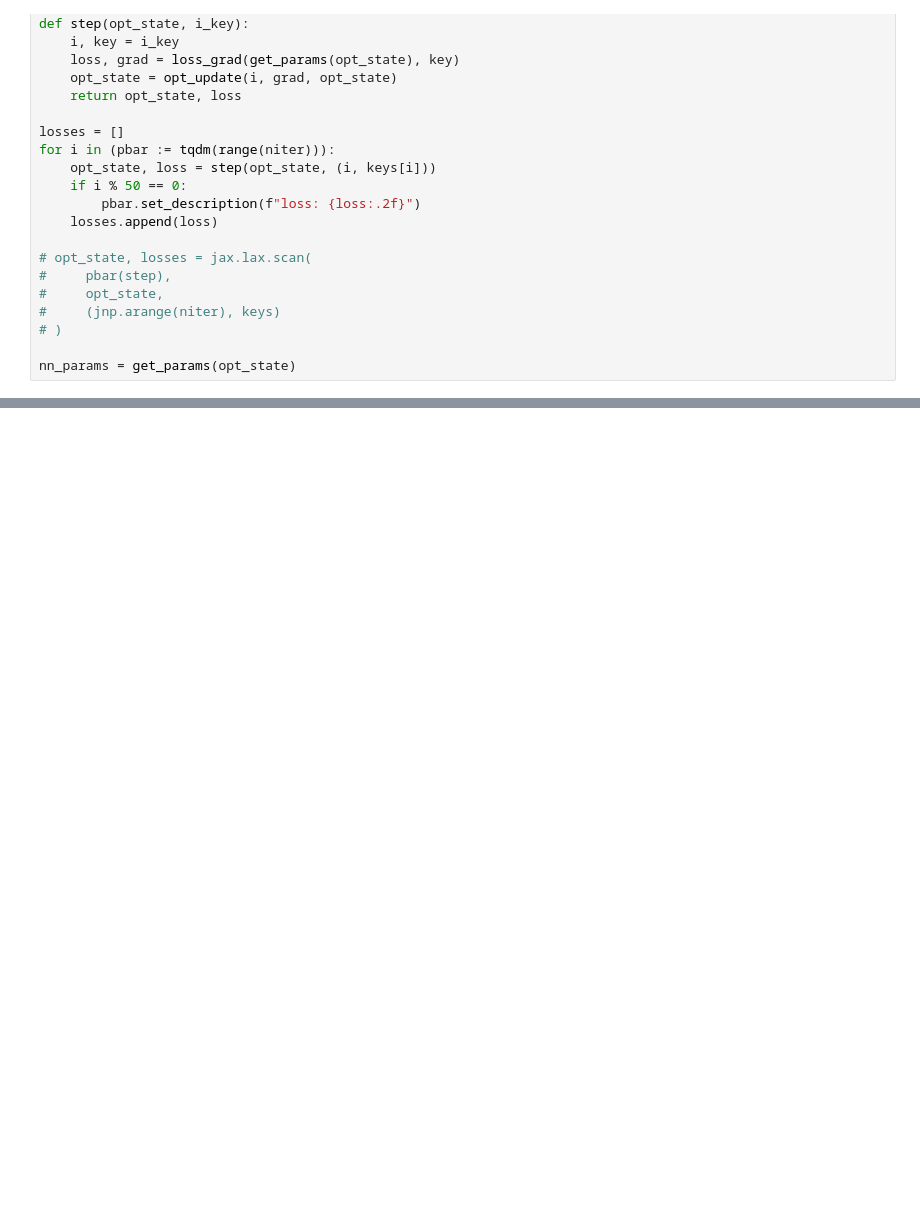
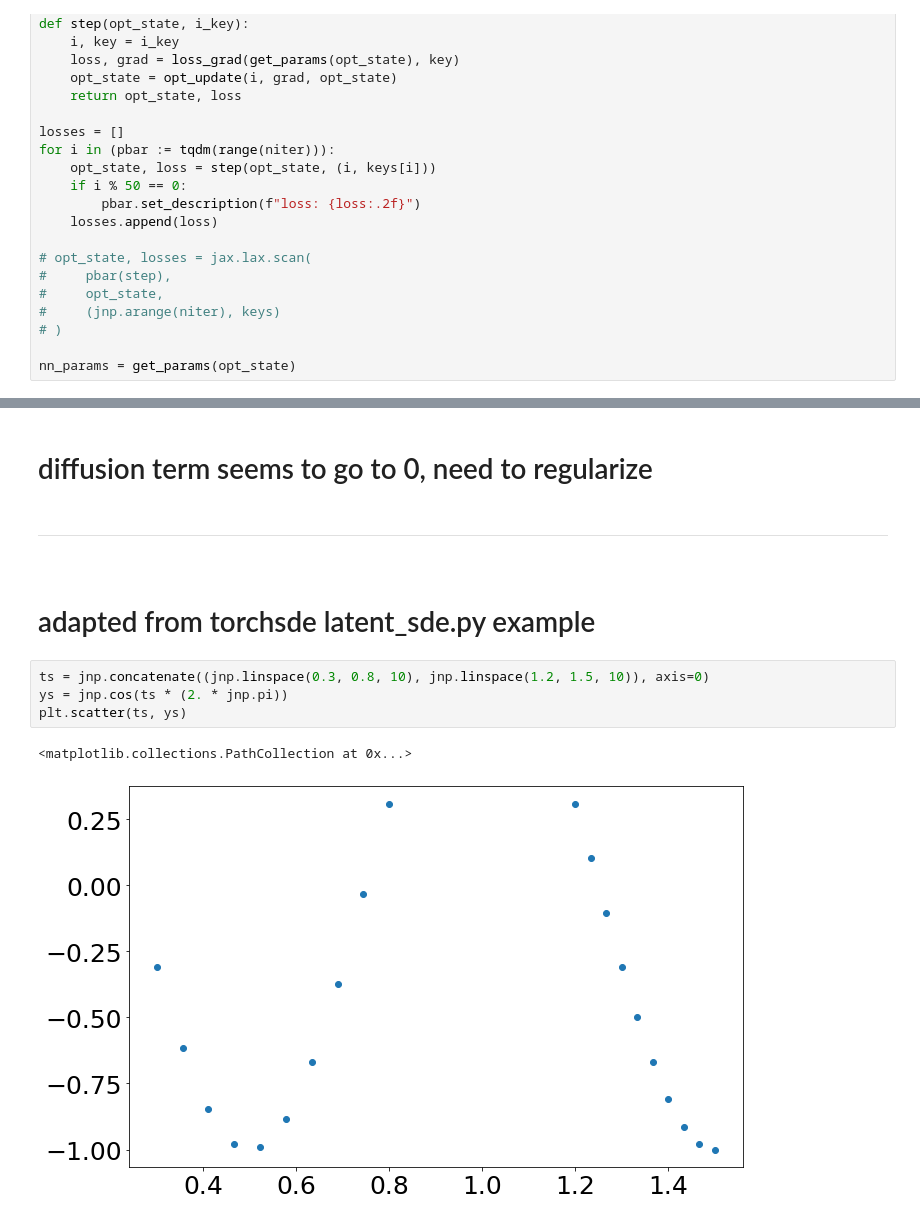
Before and after one commit to al-jshen/jx, a Jupyter notebook: notebooks/sde.ipynb, the cells around one changed output, grey strips where cells are left out. Cells and saved outputs as stored; diff of their text form; blank space fills up the shorter version.

Commit message:
latent sdes

```diff
--- a/notebooks/sde.ipynb
+++ b/notebooks/sde.ipynb
@@ -195,0 +242,15 @@ plt.plot(x, y, c='r')
+# %% [markdown]
+# diffusion term seems to go to 0, need to regularize
+# %% [markdown]
+#
+-----------
+#
+# %% [markdown]
+# adapted from torchsde latent_sde.py example
+# %%
+ts = jnp.concatenate((jnp.linspace(0.3, 0.8, 10), jnp.linspace(1.2, 1.5, 10)), axis=0)
+ys = jnp.cos(ts * (2. * jnp.pi))
+plt.scatter(ts, ys)
+# %% [output]
+<matplotlib.collections.PathCollection at 0x...>
+[figure, added]
```
Also changed, not shown: parts of 36 cells of this notebook.
